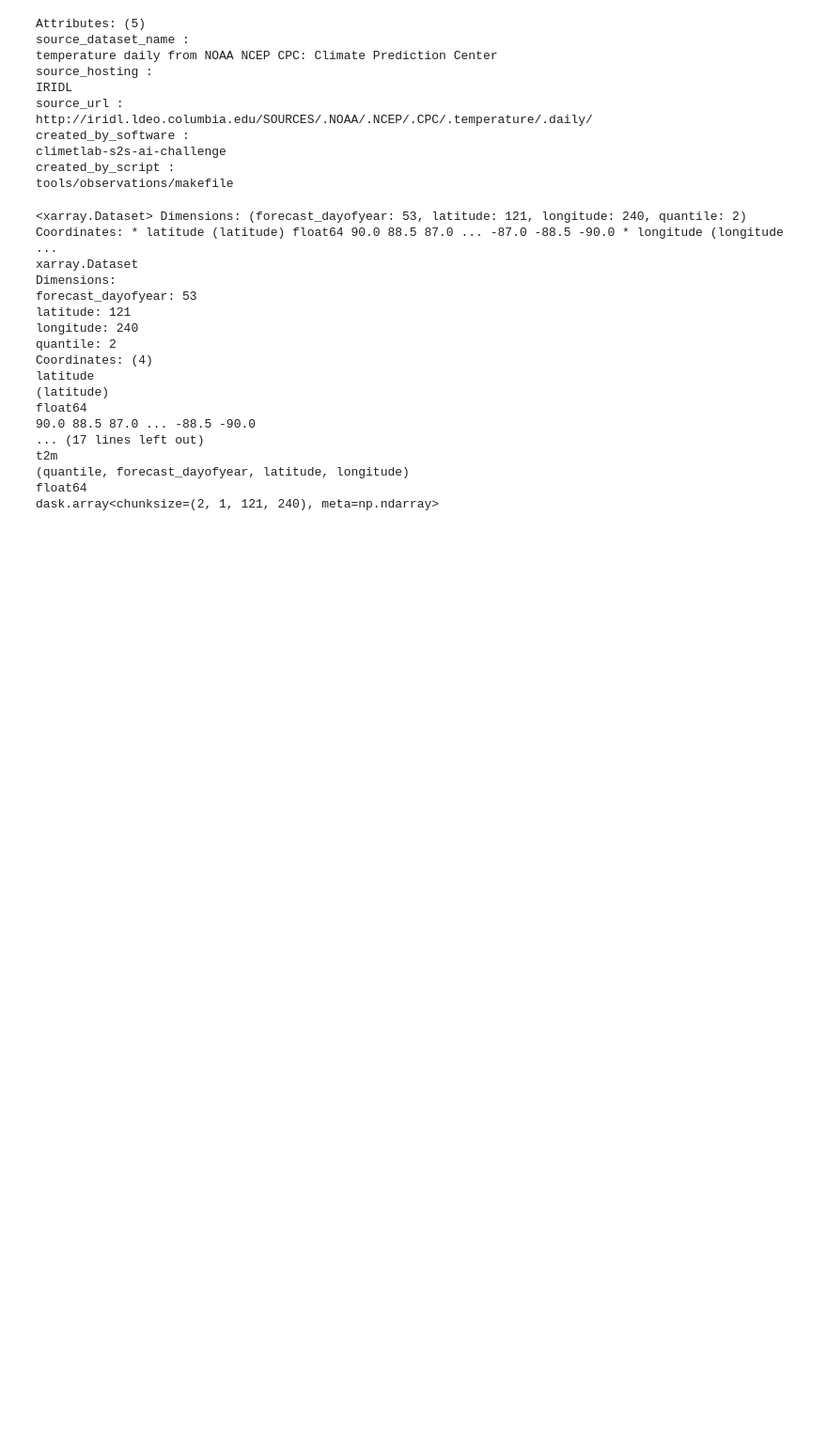
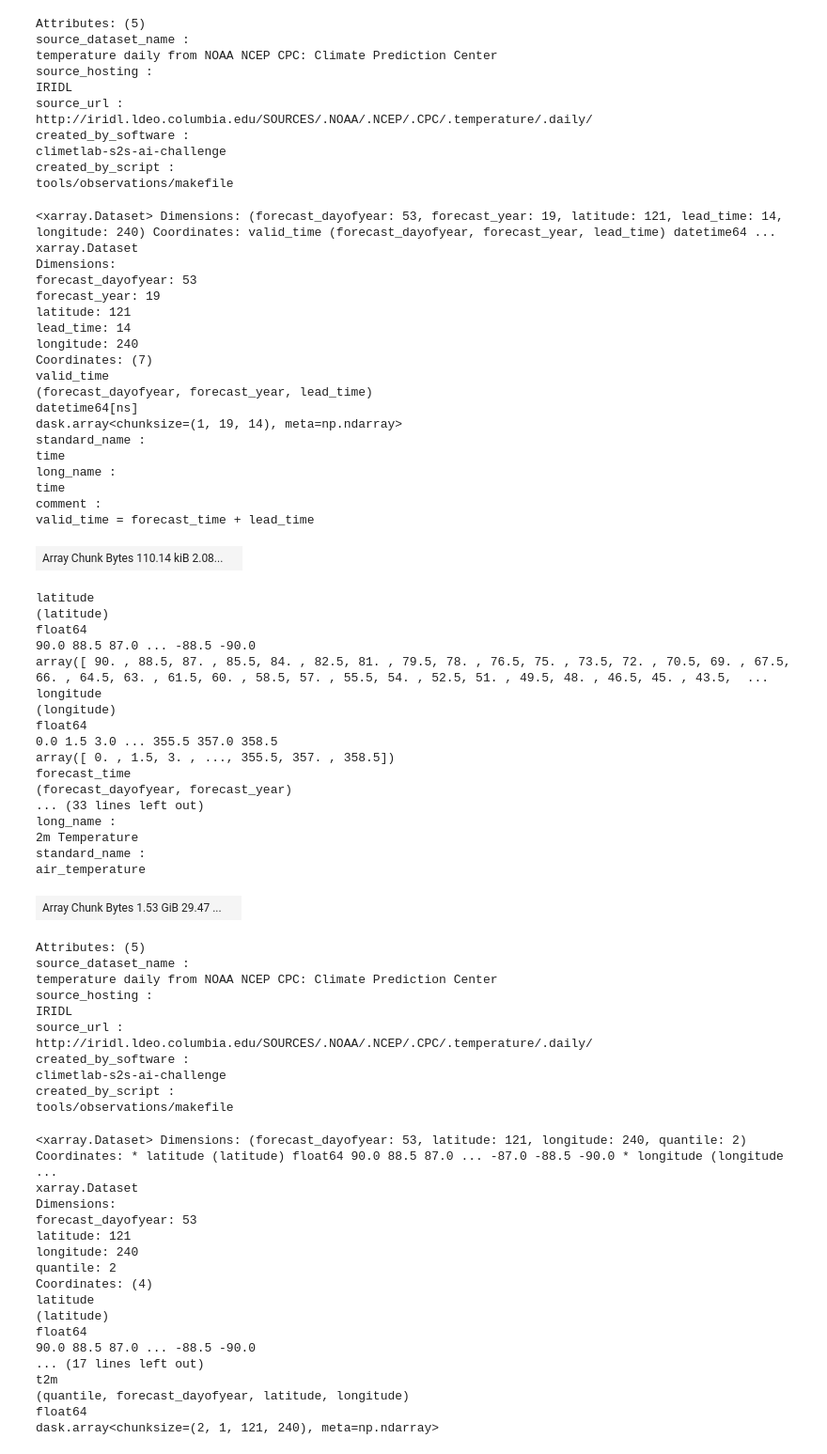
Before and after one commit to crim-ca/crims2s, a Jupyter notebook: notebooks/debias-ecmwf.ipynb, the cells around one changed output. Shown at 94% size. Drawn from its saved outputs; the diff is of its cells as text; code cells hidden in the pictures; blank space fills up the shorter version.

```diff
--- a/notebooks/debias-ecmwf.ipynb
+++ b/notebooks/debias-ecmwf.ipynb
@@ -636,6 +766,58 @@ created_by_script :
 tools/observations/makefile
 # %%
 obs_train_w34 = obs_train.sel(lead_time=slice('14D', '27D'))
+# %%
+obs_train_w34
+# %% [output]
+<xarray.Dataset> Dimensions: (forecast_dayofyear: 53, forecast_year: 19, latitude: 121, lead_time: 14, longitude: 240) Coordinates: valid_time (forecast_dayofyear, forecast_year, lead_time) datetime64 ...
+xarray.Dataset
+Dimensions:
+forecast_dayofyear: 53
+forecast_year: 19
+latitude: 121
+lead_time: 14
+longitude: 240
+Coordinates: (7)
+valid_time
+(forecast_dayofyear, forecast_year, lead_time)
+datetime64[ns]
+dask.array<chunksize=(1, 19, 14), meta=np.ndarray>
+standard_name :
+time
+long_name :
+time
+comment :
+valid_time = forecast_time + lead_time
+| Array Chunk Bytes 110.14 kiB 2.08... |  |
+latitude
+(latitude)
+float64
+90.0 88.5 87.0 ... -88.5 -90.0
+array([ 90. , 88.5, 87. , 85.5, 84. , 82.5, 81. , 79.5, 78. , 76.5, 75. , 73.5, 72. , 70.5, 69. , 67.5, 66. , 64.5, 63. , 61.5, 60. , 58.5, 57. , 55.5, 54. , 52.5, 51. , 49.5, 48. , 46.5, 45. , 43.5,  ...
+longitude
+(longitude)
+float64
+0.0 1.5 3.0 ... 355.5 357.0 358.5
+array([ 0. , 1.5, 3. , ..., 355.5, 357. , 358.5])
+forecast_time
+(forecast_dayofyear, forecast_year)
+... (33 lines left out)
+long_name :
+2m Temperature
+standard_name :
+air_temperature
+| Array Chunk Bytes 1.53 GiB 29.47 ... |  |
+Attributes: (5)
+source_dataset_name :
+temperature daily from NOAA NCEP CPC: Climate Prediction Center
+source_hosting :
+IRIDL
+source_url :
+http://iridl.ldeo.columbia.edu/SOURCES/.NOAA/.NCEP/.CPC/.temperature/.daily/
+created_by_software :
+climetlab-s2s-ai-challenge
+created_by_script :
+tools/observations/makefile
 # %%
 thresholds = obs_train_w34.quantile([.33, .66], dim=['forecast_year', 'lead_time'])
 # %%
```
Also changed, not shown: parts of 14 cells of this notebook, 4 other files.
